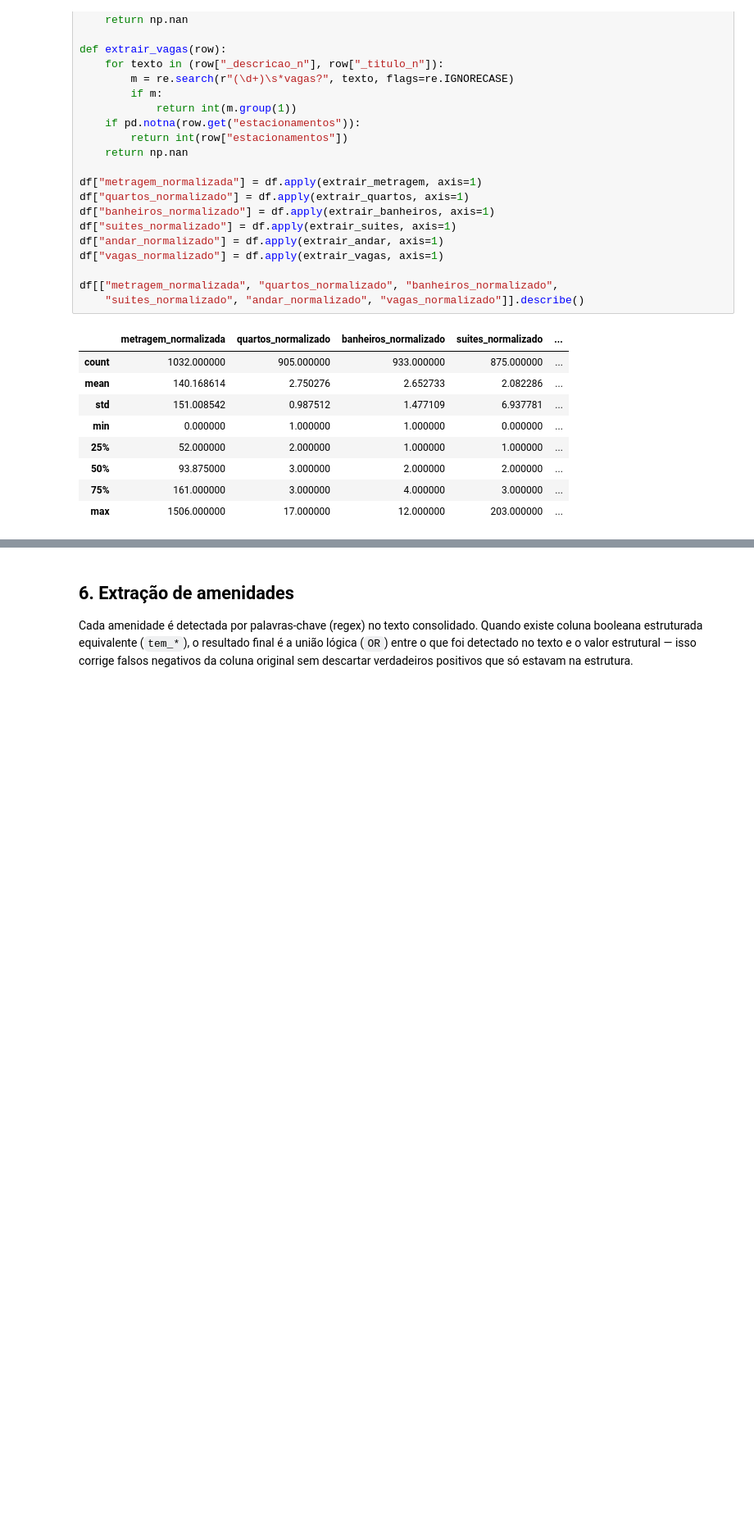
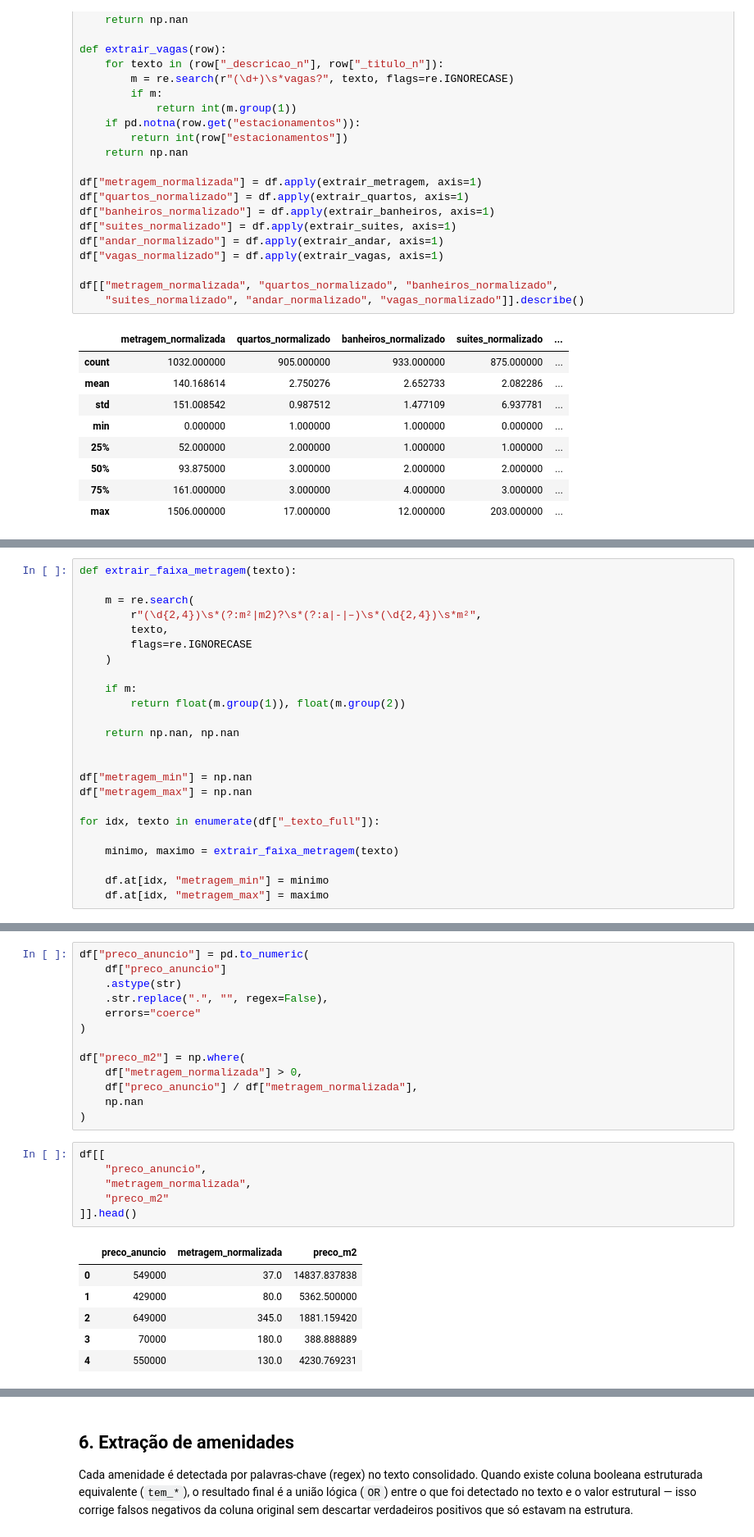
Before and after one commit to OTiaggo/pipeline-de-modelos-preditores-de-precos-de-imoveis-com-dados-em-tempo-real, a Jupyter notebook: tratamento_dados_v1.ipynb, the cells around one changed output, grey strips where cells are left out. Shown at 82% size. Drawn from its saved outputs; the diff is of its cells as text; blank space fills up the shorter version.

```diff
--- a/tratamento_dados_v1.ipynb
+++ b/tratamento_dados_v1.ipynb
@@ -300,0 +330,24 @@ df[["metragem_normalizada", "quartos_normalizado", "banheiros_normalizado",
+# %%
+def extrair_faixa_metragem(texto):
+
+    m = re.search(
+        r"(\d{2,4})\s*(?:m²|m2)?\s*(?:a|-|–)\s*(\d{2,4})\s*m²",
+        texto,
+        flags=re.IGNORECASE
+    )
+
+    if m:
+        return float(m.group(1)), float(m.group(2))
+
+    return np.nan, np.nan
+
+
+df["metragem_min"] = np.nan
+df["metragem_max"] = np.nan
+
+for idx, texto in enumerate(df["_texto_full"]):
+
+    minimo, maximo = extrair_faixa_metragem(texto)
+
+    df.at[idx, "metragem_min"] = minimo
+    df.at[idx, "metragem_max"] = maximo
@@ -300,0 +372,26 @@ df[["metragem_normalizada", "quartos_normalizado", "banheiros_normalizado",
+# %%
+df["preco_anuncio"] = pd.to_numeric(
+    df["preco_anuncio"]
+    .astype(str)
+    .str.replace(".", "", regex=False),
+    errors="coerce"
+)
+
+df["preco_m2"] = np.where(
+    df["metragem_normalizada"] > 0,
+    df["preco_anuncio"] / df["metragem_normalizada"],
+    np.nan
+)
+# %%
+df[[
+    "preco_anuncio",
+    "metragem_normalizada",
+    "preco_m2"
+]].head()
+# %% [output]
+|  | preco_anuncio | metragem_normalizada | preco_m2 |
+| 0 | 549000 | 37.0 | 14837.837838 |
+| 1 | 429000 | 80.0 | 5362.500000 |
+| 2 | 649000 | 345.0 | 1881.159420 |
+| 3 | 70000 | 180.0 | 388.888889 |
+| 4 | 550000 | 130.0 | 4230.769231 |
```
Also changed, not shown: parts of 22 cells of this notebook, 1 other file.
